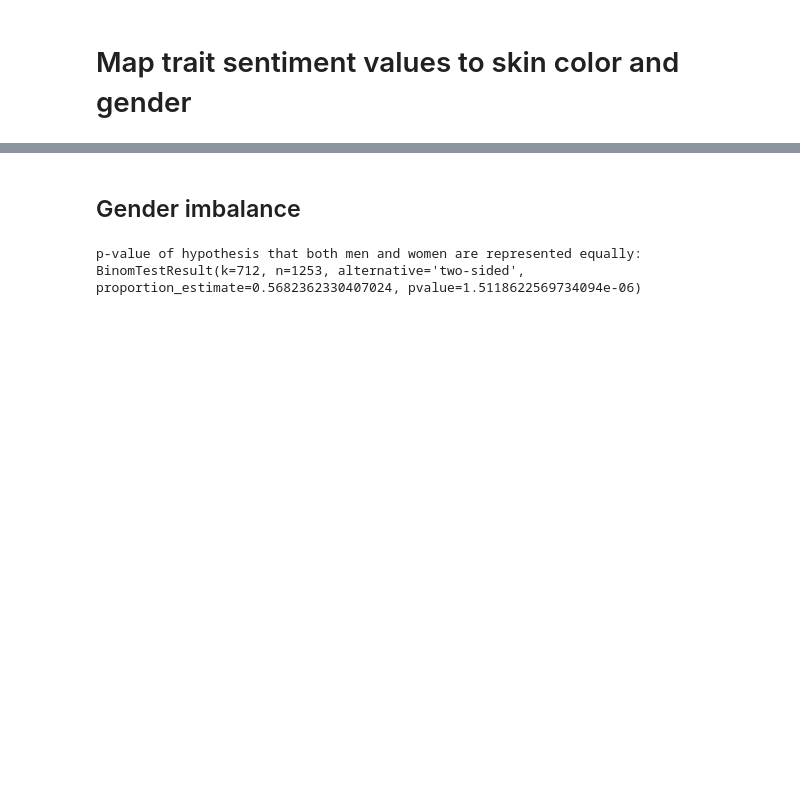
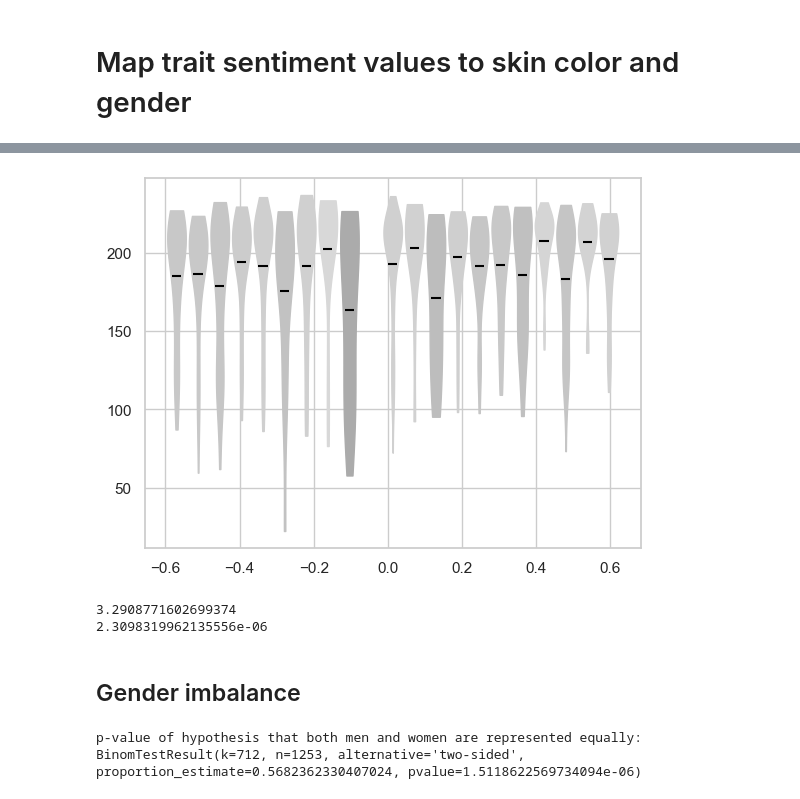
Before and after one commit to TRSS-Research/SAAC, a Jupyter notebook: notebooks/evaluation/Evaluate Results.ipynb, the cells around one changed output, grey strips where cells are left out. Saved outputs shown, nothing was run; the diff lists cells and outputs as text; code cells hidden in the pictures; blank space fills up the shorter version.

```diff
--- a/notebooks/evaluation/Evaluate Results.ipynb
+++ b/notebooks/evaluation/Evaluate Results.ipynb
@@ -37,3 +66,55 @@ Number of rows after removing faceless and unknown gender bboxes: 1253
+# %%
+# Violin plots of skin intensity per yearly salary bin
+
+from saac.eval_utils import rgb_sorter, rgb_intensity
+
+fig, ax = plt.subplots(1, 1)
+
+tda_count, tda_division = np.histogram(tda_res['tda_compound'], bins=n_bins)
+
+all_rgb_intensities = []
+
+for idx in range(1, len(tda_division)):
+    if idx + 1 == len(tda_division):
+        mask = (tda_res['tda_compound'] >= tda_division[idx - 1]) & (tda_res['tda_compound'] <= tda_division[idx])
+    else:
+        mask = (tda_res['tda_compound'] >= tda_division[idx - 1]) & (tda_res['tda_compound'] < tda_division[idx])
+
+    if sum(mask) <= 0:
+        continue
+
+    rgb_intensities = tda_res[mask]['skincolor'].apply(eval).apply(rgb_intensity)
+    all_rgb_intensities.append(list(rgb_intensities.values))
+
+    parts = ax.violinplot(rgb_intensities, positions=[np.mean(tda_division[idx - 1:idx + 1])],
+                          # showmedians=True,
+                          showmeans=True,
+                          showextrema=False,
+                          widths=0.05,
+                          points=100)
+
+    hex_str = str(hex(int(np.median(rgb_intensities))))[2:]
+    hex_color = f"#{hex_str}{hex_str}{hex_str}"
+
+    for pc in parts['bodies']:
+        pc.set_facecolor(hex_color)
+        pc.set_edgecolor(hex_color)
+        pc.set_alpha(1)
+    parts['cmeans'].set_facecolor(hex_color)
+    parts['cmeans'].set_edgecolor('black')
+# %% [output]
+[figure, added]
+# %%
+# ANOVA test
+
+from scipy.stats import f_oneway
+
+F, p = f_oneway(*all_rgb_intensities)
+print(F)
+print(p)
+# %% [output]
+3.2908771602699374
+2.3098319962135556e-06
 # %% [markdown]
 ## Gender imbalance
 # %%
```
Also changed, not shown: parts of 9 cells of this notebook, 2 other files.
